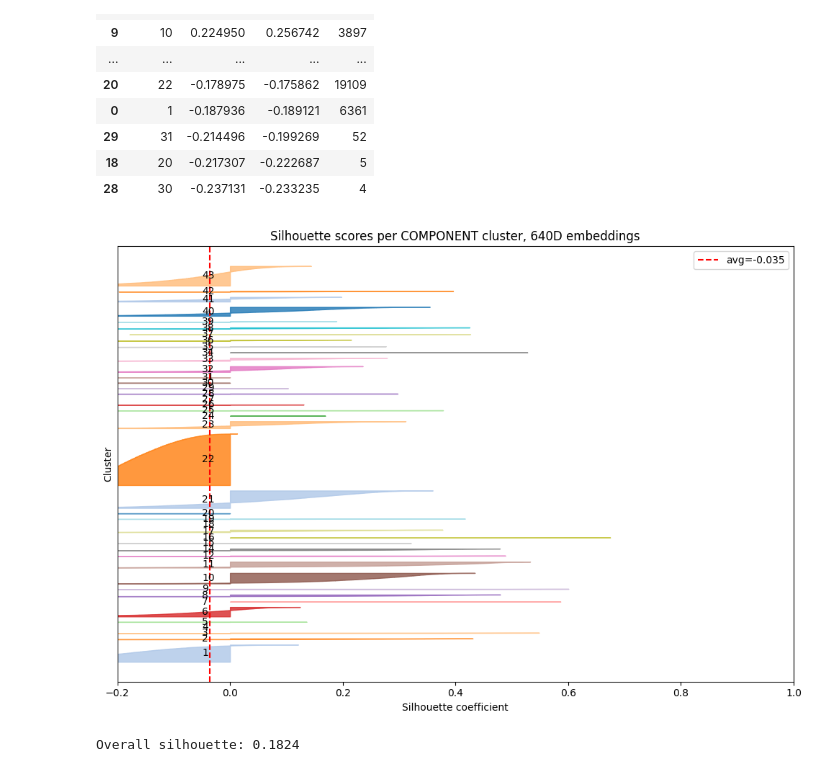
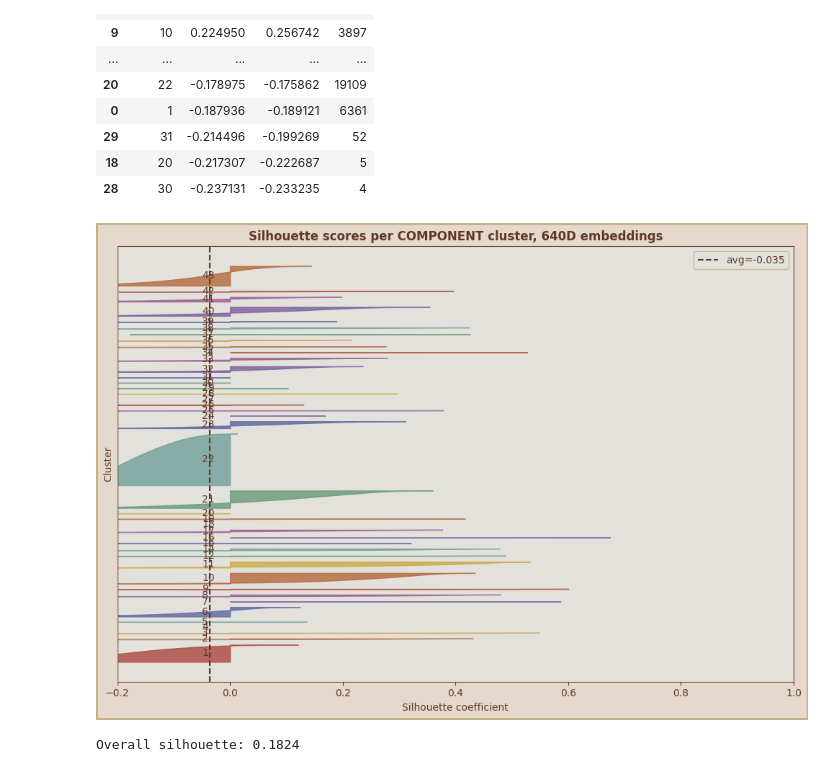
Before and after one commit to petadex/igem-toronto, a Jupyter notebook: resources/260324_issue51_clusterquantification/cluster_quantification.ipynb, the cells around one changed output. Cells and saved outputs as stored; diff of their text form; code cells hidden in the pictures.

```diff
--- a/resources/260324_issue51_clusterquantification/cluster_quantification.ipynb
+++ b/resources/260324_issue51_clusterquantification/cluster_quantification.ipynb
@@ -4,6 +4,30 @@ import pandas as pd
 import matplotlib.pyplot as plt
 import numpy as np
 from sklearn.metrics import silhouette_score, silhouette_samples
+# %%
+# iGEM dry lab style guide palette
+BACKGROUND = '#e5d9cd'   # beige figure background
+PANEL = '#e2e1dc'        # off-white plot area
+OUTLINE = '#c8b388'      # middling beige figure outline
+STROKE = '#5f3928'       # dark brown (black substitute)
+ACCENTS = ['#ac493d', '#b6693d', '#cba945', '#679a79',  # red, orange, yellow, green
+           '#72a09c', '#5e689e', '#7b5f9d', '#9d5e91']  # teal, blue, purple, magenta
+
+plt.rcParams.update({
+    'figure.facecolor': BACKGROUND,
+    'axes.facecolor': PANEL,
+    'axes.edgecolor': STROKE,
+    'axes.labelcolor': STROKE,
+    'axes.titlecolor': STROKE,
+    'axes.titleweight': 'bold',
+    'xtick.color': STROKE,
+    'ytick.color': STROKE,
+    'text.color': STROKE,
+    'legend.facecolor': PANEL,
+    'legend.edgecolor': OUTLINE,
+    'savefig.facecolor': BACKGROUND,
+    'savefig.edgecolor': OUTLINE,
+})
 # %%
 # load in 640D embeds
 embeds = np.load('data/embeddings.npz')
@@ -82,13 +106,15 @@ Overall silhouette: 0.0315
 # %%
 unique_clusters = np.unique(labels)
 fig, ax = plt.subplots(figsize=(10, 7))
+fig.patch.set_edgecolor(OUTLINE)
+fig.patch.set_linewidth(4)
 y_lower = 10
-for cluster in unique_clusters:
+for i, cluster in enumerate(unique_clusters):
     vals = np.sort(sample_sil[labels == cluster])
     size = vals.shape[0]
     y_upper = y_lower + size
 
-    color = plt.cm.tab20(hash(cluster) % 20)
+    color = ACCENTS[i % len(ACCENTS)]
     ax.fill_betweenx(
         np.arange(y_lower, y_upper),
         0, vals,
@@ -97,13 +123,15 @@ for cluster in unique_clusters:
     ax.text(-0.05, y_lower + 0.5 * size, str(cluster), va='center')
     y_lower = y_upper + 2000  # gap between clusters
 
-ax.axvline(x=silhouette_avg, color='red', linestyle='--', label=f'avg={silhouette_avg:.3f}')
 ax.set_title('Silhouette scores per DOMAIN cluster, 640D embeddings')
-ax.set_xlabel('Silhouette coefficient')
+ax.set_xlabel('Silhouette coefficient (higher means better clustering)')
 ax.set_ylabel('Cluster')
 ax.set_yticks([])
 ax.set_xlim([-0.2, 1.0])
 ax.legend(loc='best')
 plt.tight_layout()
+plt.savefig('plots/Domain640.svg')
+plt.savefig('plots/Domain640.png')
+
 plt.show()
 # %% [output]
@@ -160,32 +188,35 @@ Overall silhouette: -0.0355
 # %%
 unique_clusters = np.unique(labels)
 fig, ax = plt.subplots(figsize=(10, 7))
+fig.patch.set_edgecolor(OUTLINE)
+fig.patch.set_linewidth(4)
 y_lower = 10
-for cluster in unique_clusters:
+for i, cluster in enumerate(unique_clusters):
     vals = np.sort(sample_sil[labels == cluster])
     size = vals.shape[0]
     y_upper = y_lower + size
 
-    color = plt.cm.tab20(hash(cluster) % 20)
+    color = ACCENTS[i % len(ACCENTS)]
     ax.fill_betweenx(
         np.arange(y_lower, y_upper),
         0, vals,
         facecolor=color, edgecolor=color, alpha=0.8
     )
     ax.text(-0.05, y_lower + 0.5 * size, str(cluster), va='center')
     y_lower = y_upper + 2000  # gap between clusters
 
-ax.axvline(x=silhouette_avg, color='red', linestyle='--', label=f'avg={silhouette_avg:.3f}')
+ax.axvline(x=silhouette_avg, color=STROKE, linestyle='--', label=f'avg={silhouette_avg:.3f}')
 ax.set_title('Silhouette scores per COMPONENT cluster, 640D embeddings')
 ax.set_xlabel('Silhouette coefficient')
 ax.set_ylabel('Cluster')
 ax.set_yticks([])
 ax.set_xlim([-0.2, 1.0])
 ax.legend(loc='best')
 plt.tight_layout()
+plt.savefig('plots/Component640.svg')
 plt.show()
 # %% [output]
-[figure, old version]
+[figure, new version]
 # %%
 # domain wise silhouette scores using the 2D UMAP data
 df = pd.read_csv('data/family_atlas.csv')
```
Also changed, not shown: parts of 3 cells of this notebook, 1 other file.
